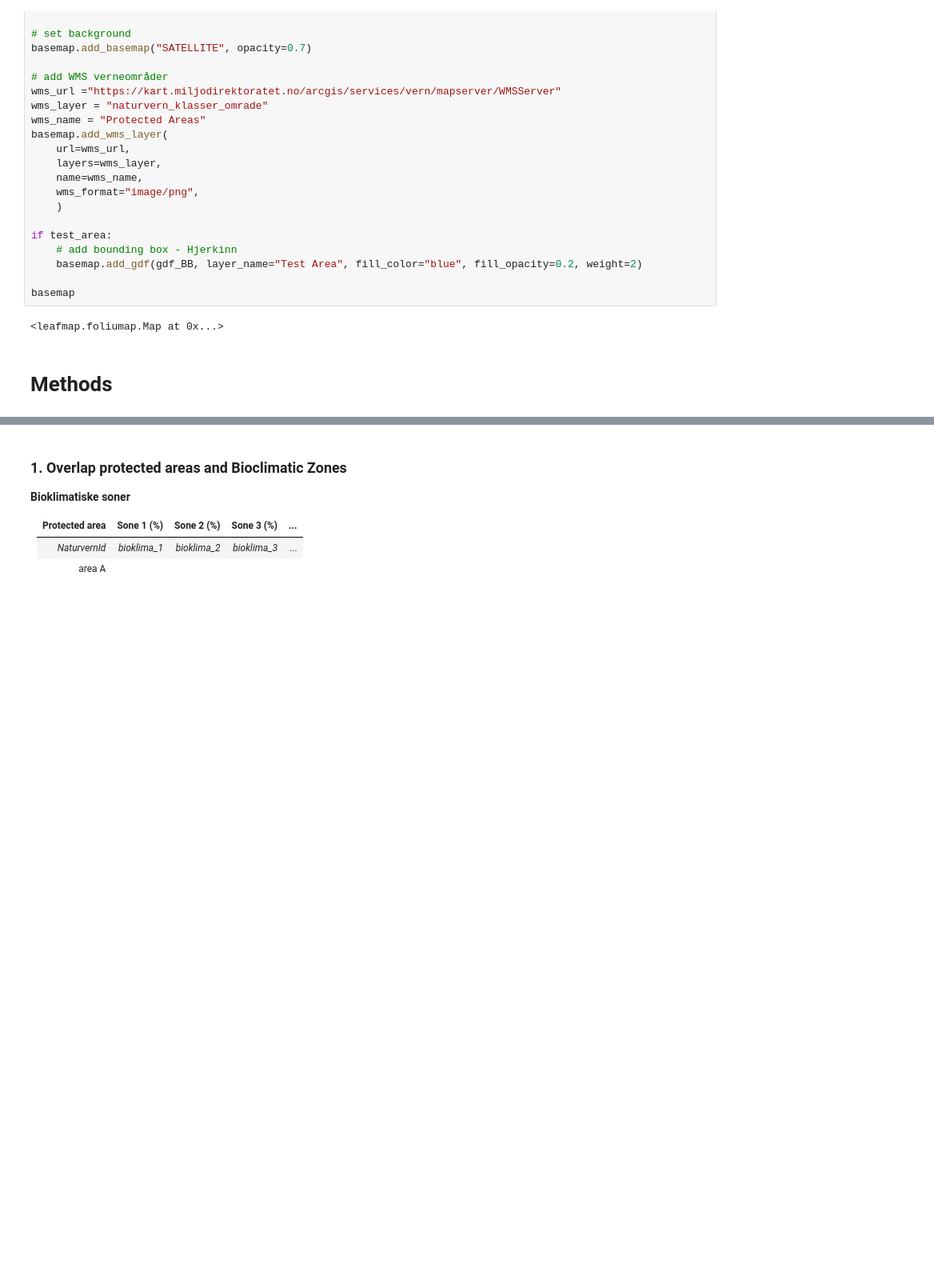
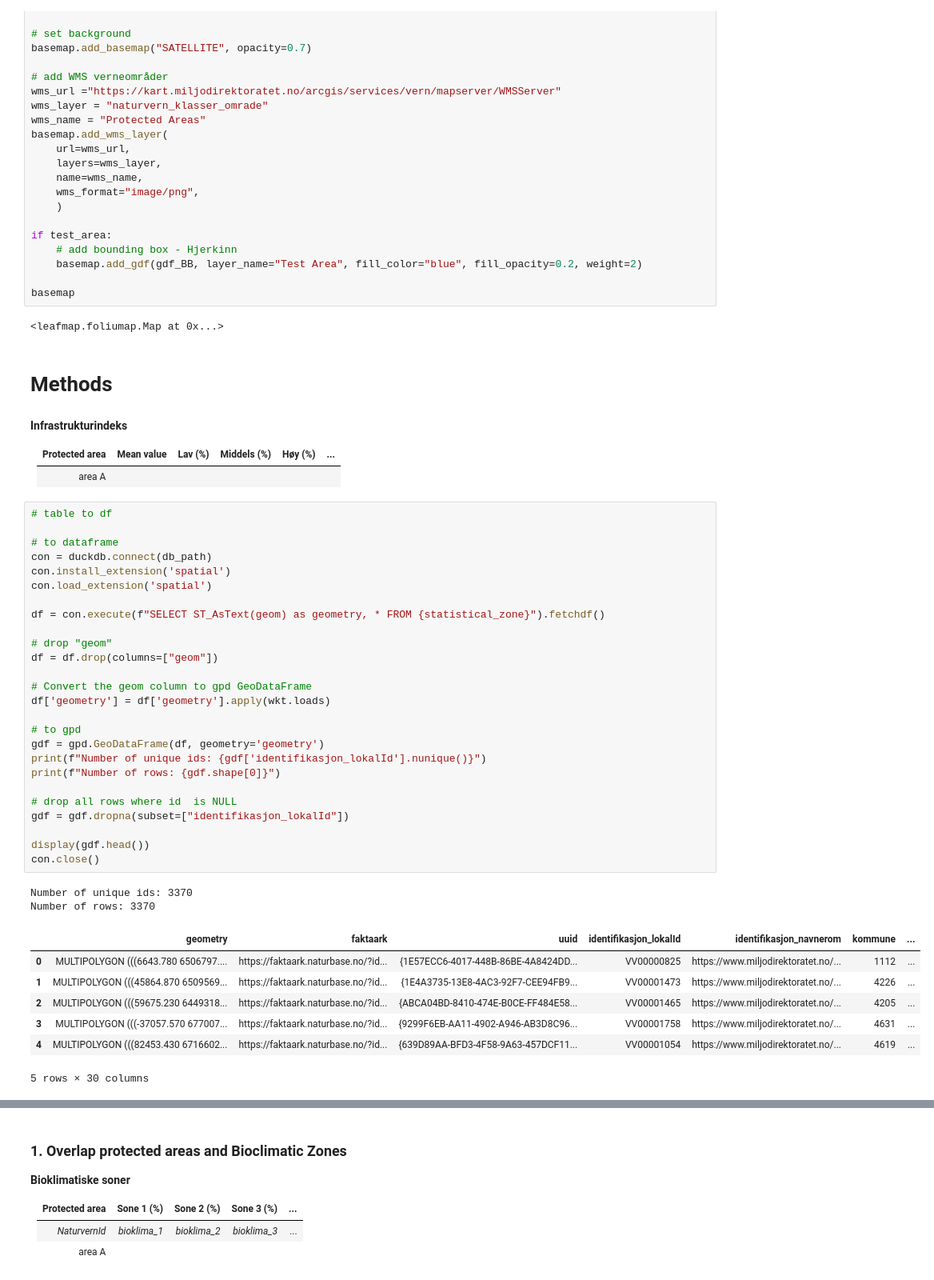
Before and after one commit to ac-willeke/pygdal-geo-engineer, a Jupyter notebook: notebooks/2024.01_conservation_and_preservation.ipynb, the cells around one changed output, grey strips where cells are left out. Shown at 80% size. Saved outputs shown, nothing was run; the diff lists cells and outputs as text; blank space fills up the shorter version.

```diff
--- a/notebooks/2024.01_conservation_and_preservation.ipynb
+++ b/notebooks/2024.01_conservation_and_preservation.ipynb
@@ -771,3 +804,45 @@ basemap
 <leafmap.foliumap.Map at 0x...>
 # %% [markdown]
 # Methods
+# %% [markdown]
+**Infrastrukturindeks**
+
+| Protected area | Mean value | Lav (%) | Middels (%) | Høy (%) | ... |
+|----------------|------------|---------|-------------|---------|-----|
+| area A         |            |         |             |         |     |
+# %%
+# table to df
+
+# to dataframe
+con = duckdb.connect(db_path)
+con.install_extension('spatial')
+con.load_extension('spatial')
+
+df = con.execute(f"SELECT ST_AsText(geom) as geometry, * FROM {statistical_zone}").fetchdf()
+
+# drop "geom"
+df = df.drop(columns=["geom"])
+
+# Convert the geom column to gpd GeoDataFrame
+df['geometry'] = df['geometry'].apply(wkt.loads)
+
+# to gpd
+gdf = gpd.GeoDataFrame(df, geometry='geometry')
+print(f"Number of unique ids: {gdf['identifikasjon_lokalId'].nunique()}")
+print(f"Number of rows: {gdf.shape[0]}")
+
+# drop all rows where id  is NULL
+gdf = gdf.dropna(subset=["identifikasjon_lokalId"])
+
+display(gdf.head())
+con.close()
+# %% [output]
+Number of unique ids: 3370
+Number of rows: 3370
+|  | geometry | faktaark | uuid | identifikasjon_lokalId | identifikasjon_navnerom | kommune | ... |
+| 0 | MULTIPOLYGON (((6643.780 6506797.... | https://faktaark.naturbase.no/?id... | {1E57ECC6-4017-448B-86BE-4A8424DD... | VV00000825 | https://www.miljodirektoratet.no/... | 1112 | ... |
+| 1 | MULTIPOLYGON (((45864.870 6509569... | https://faktaark.naturbase.no/?id... | {1E4A3735-13E8-4AC3-92F7-CEE94FB9... | VV00001473 | https://www.miljodirektoratet.no/... | 4226 | ... |
+| 2 | MULTIPOLYGON (((59675.230 6449318... | https://faktaark.naturbase.no/?id... | {ABCA04BD-8410-474E-B0CE-FF484E58... | VV00001465 | https://www.miljodirektoratet.no/... | 4205 | ... |
+| 3 | MULTIPOLYGON (((-37057.570 677007... | https://faktaark.naturbase.no/?id... | {9299F6EB-AA11-4902-A946-AB3D8C96... | VV00001758 | https://www.miljodirektoratet.no/... | 4631 | ... |
+| 4 | MULTIPOLYGON (((82453.430 6716602... | https://faktaark.naturbase.no/?id... | {639D89AA-BFD3-4F58-9A63-457DCF11... | VV00001054 | https://www.miljodirektoratet.no/... | 4619 | ... |
+5 rows × 30 columns
```
Also changed, not shown: parts of 53 cells of this notebook.
